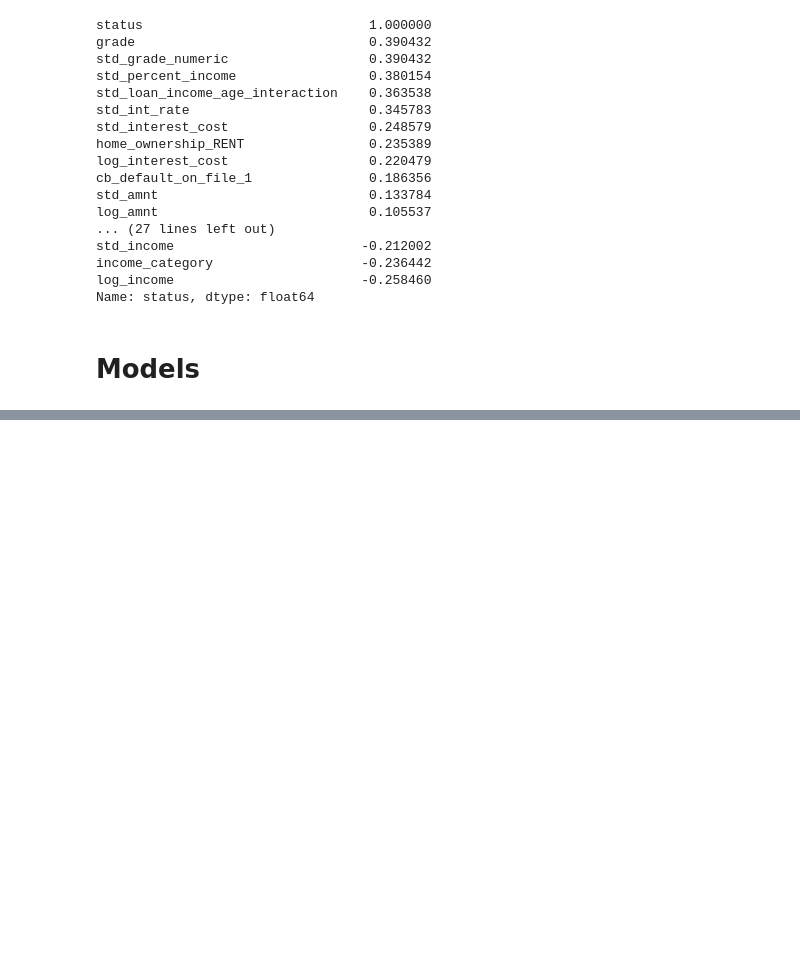
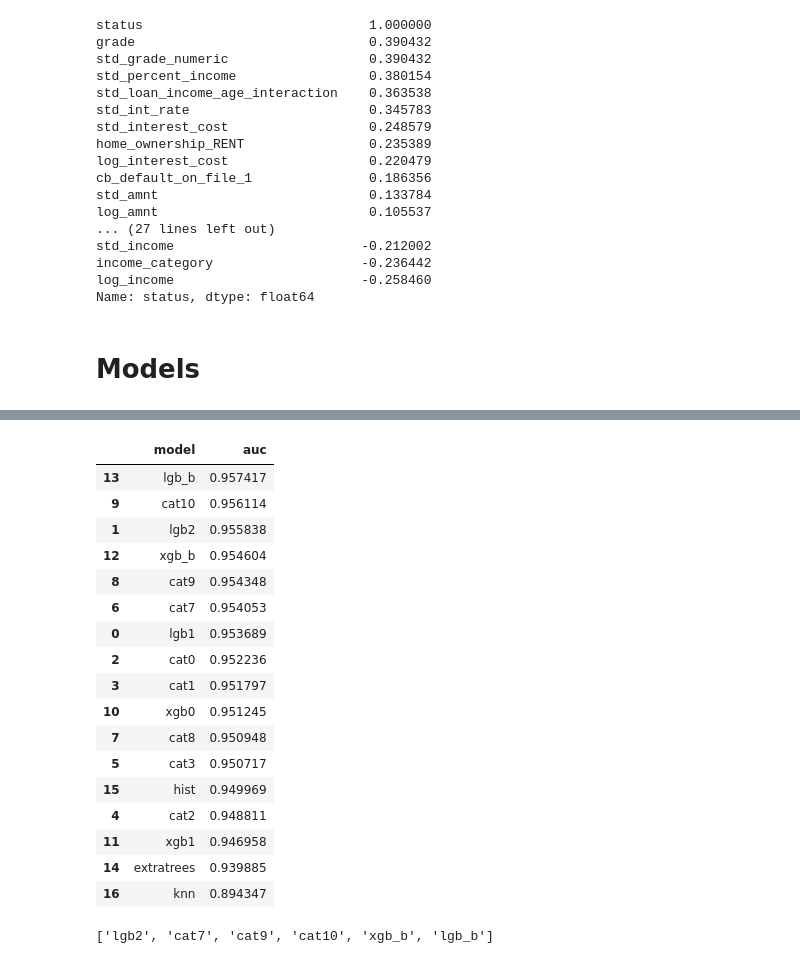
Before and after one commit to MrIsCM/KaggleCompetitions, a Jupyter notebook: LoanStatusPrediction/notebooks/stacking_v2.ipynb, the cells around one changed output, grey strips where cells are left out. Cells and saved outputs as stored; diff of their text form; code cells hidden in the pictures; blank space fills up the shorter version.

```diff
--- a/LoanStatusPrediction/notebooks/stacking_v2.ipynb
+++ b/LoanStatusPrediction/notebooks/stacking_v2.ipynb
@@ -468,2 +685,31 @@ for name, model in estimators:
 	predictions_train.append((name, model.predict_proba(X_train_prep)[:, 1]))
 	predictions_test.append((name, model.predict_proba(X_test_prep)[:, 1]))
+# %%
+from sklearn.metrics import roc_auc_score
+
+aucs = []
+for name, predictions in predictions_test:
+	auc = roc_auc_score(y_test, predictions)
+	aucs.append((name, auc))
+
+aucs_df = pd.DataFrame(aucs, columns=['model', 'auc'])
+aucs_df.sort_values(by='auc', ascending=False)
+# %% [output]
+|  | model | auc |
+| 13 | lgb_b | 0.957417 |
+| 9 | cat10 | 0.956114 |
+| 1 | lgb2 | 0.955838 |
+| 12 | xgb_b | 0.954604 |
+| 8 | cat9 | 0.954348 |
+| 6 | cat7 | 0.954053 |
+| 0 | lgb1 | 0.953689 |
+| 2 | cat0 | 0.952236 |
+| 3 | cat1 | 0.951797 |
+| 10 | xgb0 | 0.951245 |
+| 7 | cat8 | 0.950948 |
+| 5 | cat3 | 0.950717 |
+| 15 | hist | 0.949969 |
+| 4 | cat2 | 0.948811 |
+| 11 | xgb1 | 0.946958 |
+| 14 | extratrees | 0.939885 |
+| 16 | knn | 0.894347 |
@@ -470 +719,5 @@ for name, model in estimators:
+# %%
+best_models_names
+# %% [output]
+['lgb2', 'cat7', 'cat9', 'cat10', 'xgb_b', 'lgb_b']
 # %%
```
Also changed, not shown: parts of 23 cells of this notebook.
